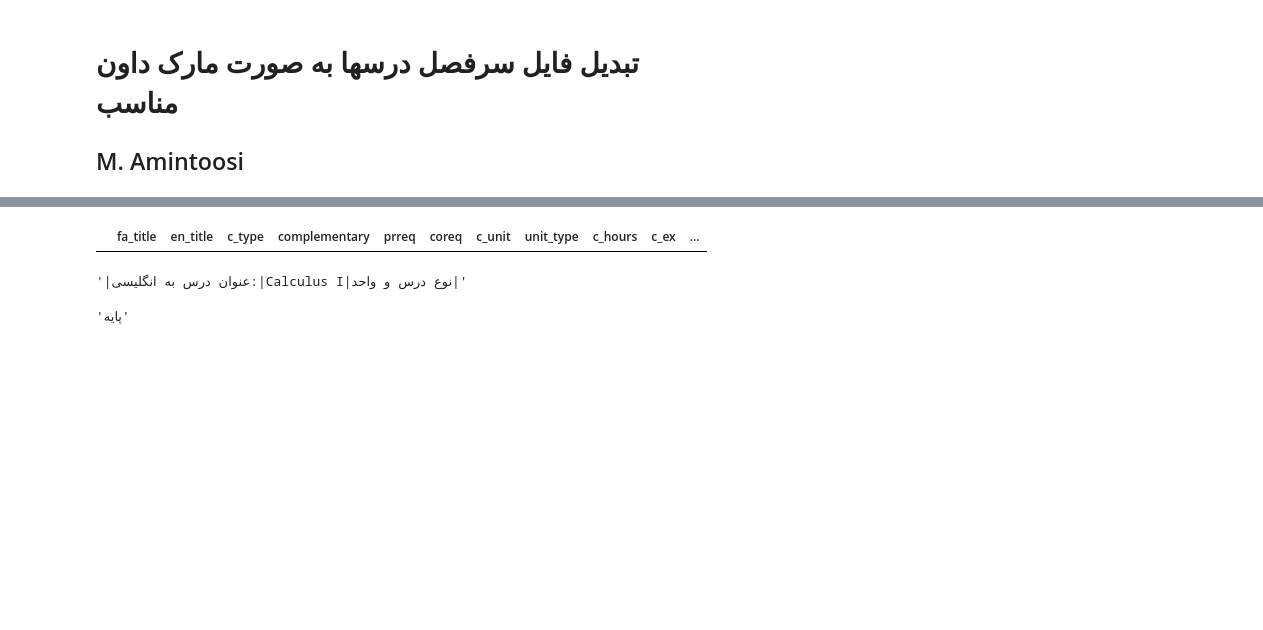
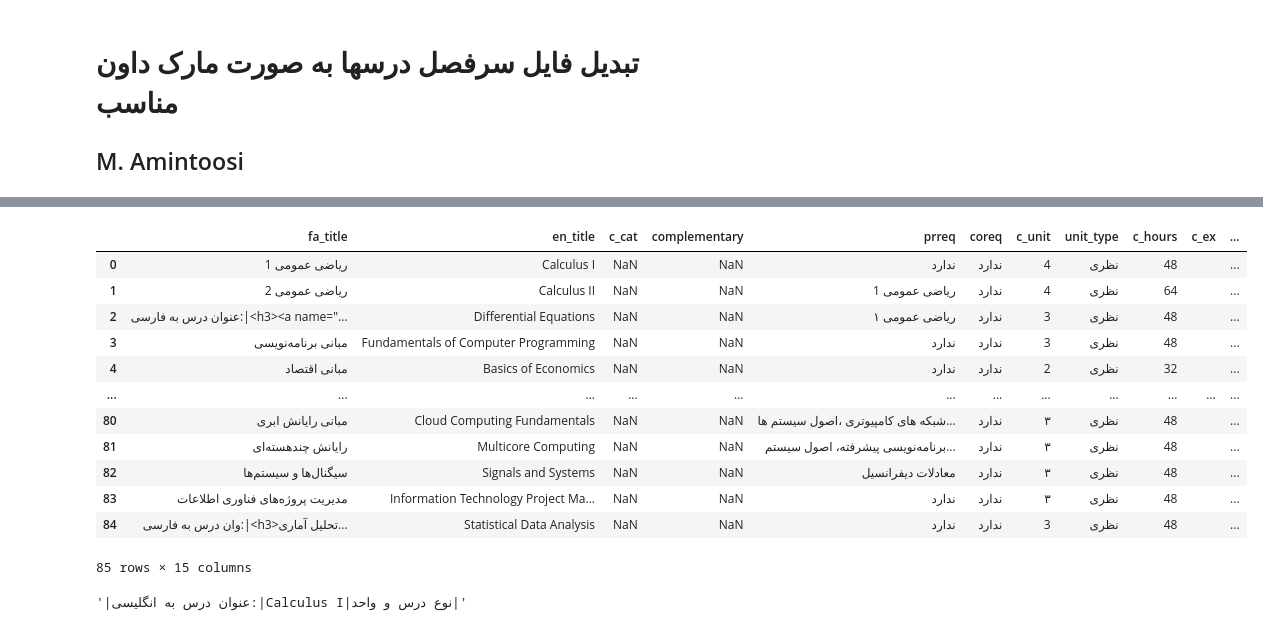
Before and after one commit to mamintoosi/mkdocs-base, a Jupyter notebook: docs/md2md.ipynb, the cells around one changed output, grey strips where cells are left out. Drawn from its saved outputs; the diff is of its cells as text; code cells hidden in the pictures; blank space fills up the shorter version.

```diff
--- a/docs/md2md.ipynb
+++ b/docs/md2md.ipynb
@@ -24,14 +24,14 @@ def extract_elements(input_str):
     # نوع درس
     start_idx = end_idx
     end_idx = input_str.find('|',start_idx+1)
-    c_type = input_str[start_idx+1:end_idx]
-    c_type = re.sub('\*', '', c_type)
-    if 'n' in c_type  or '¢' in c_type:
-        c_type = c_type.replace('n','').strip()
-        c_type = c_type.replace('¢','').strip()
+    c_cat = input_str[start_idx+1:end_idx]
+    c_cat = re.sub('\*', '', c_cat)
+    if 'n' in c_cat  or '¢' in c_cat:
+        c_cat = c_cat.replace('n','').strip()
+        c_cat = c_cat.replace('¢','').strip()
     else:
-        c_type = ''
-    # print(c_type)
+        c_cat = ''
+    # print(c_cat)
 
     # نوع واحد
     start_idx = end_idx
@@ -44,17 +44,17 @@ def extract_elements(input_str):
     else:
         unit_type = ''
     # print(unit_type)
-    return prreq, c_type, unit_type
+    return prreq, c_cat, unit_type
 # %%
 # Load the file into file_content
 file_content = [line for line in open('Computer_Science_15_md.md')]
-col_names = ['fa_title','en_title','c_type','complementary','prreq','coreq',\
+col_names = ['fa_title','en_title','c_cat','complementary','prreq','coreq',\
                            'c_unit','unit_type','c_hours','c_ex','c_goal1','c_goal2','sar_fasl','c_refs']
 df = pd.DataFrame(columns=col_names)
 
 fa_col_names = ['عنوان درس (فارسی):', 'عنوان درس (انگلیسی):', 'نوع درس:', 'آموزش تکمیلی:','پیش‌نیاز:','هم‌نیاز',\
                  'تعداد واحد:', 'نوع واحد:', 'تعداد ساعت:','حل تمرین:', 'هدف کلی:', 'اهداف ویژه:',\
-                      'سر فصل یا رئوس مطالب:','فهرست منابع پیشنهادی:']
+                      'سر فصل یا رئوس مطالب','فهرست منابع پیشنهادی']
 # df.set_index('fa_title',inplace = True)
 line_no = 0
 while line_no < len(file_content):
@@ -90,21 +90,24 @@ while line_no < len(file_content):
         # پیش نیاز
         line_no += 1
         line = file_content[line_no]
-        prreq, c_type, unit_type = extract_elements(line)
-        print(prreq, c_type, unit_type)
+        prreq, c_cat, unit_type = extract_elements(line)
+        print(prreq, c_cat, unit_type)
 
         line_no += 1
         line = file_content[line_no]
-        coreq, c_type_, unit_type_ = extract_elements(line)
-        c_type_, unit_type_ = c_type+c_type_,  unit_type+unit_type_
-        print(coreq, c_type, unit_type)
+        coreq, c_cat_, unit_type_ = extract_elements(line)
+        # if c_cat_ != '':
+        #     print('\n', c_cat_, '\n')
+        c_cat, unit_type = c_cat+c_cat_,  unit_type+unit_type_
+        print(coreq, c_cat, unit_type)
 
         line_no += 1
         line = file_content[line_no]
-        c_unit, c_ex, unit_type_ = extract_elements(line)
-        if unit_type == '':
-            unit_type = unit_type_
-        print(c_unit, c_ex, unit_type)
+        c_unit, c_ex, c_cat_ = extract_elements(line)
+        # if unit_type == '':
+        #     unit_type = unit_type_
+        c_cat = c_cat+c_cat_
+        print(c_unit, c_ex, c_cat)
 
         line_no += 1
         line = file_content[line_no]
@@ -126,8 +129,9 @@ while line_no < len(file_content):
         sar_fasl =[]
         line_no += 1
         line = file_content[line_no]
-        while line_no<len(file_content) and line.find(fa_col_names[-2]) == -1: #refs
-            sar_fasl.append(line)
+        while line_no<len(file_content) and line.find(fa_col_names[-1]) == -1: #refs
+            if line.strip() != '':
+                sar_fasl.append(line)
             line_no += 1
             if line_no>= len(file_content):
                 break
@@ -140,7 +144,8 @@ while line_no < len(file_content):
         line_no += 1
         line = file_content[line_no]
         while line_no<len(file_content) and line.find("عنوان درس به فارسی:") == -1:
-            refs.append(line)
+            if line.strip() != '':
+                refs.append(line)
             line_no += 1
             if line_no>= len(file_content):
                 break
@@ -149,9 +154,10 @@ while line_no < len(file_content):
 
         if line.find("عنوان درس به فارسی:") != -1:
             line_no -= 1
-        this_course ={'fa_title':fa_title, 'en_title':en_title, 'refs':refs}
-        # this_course.update({'fa_title':fa_title, 'en_title':en_title, 'refs':refs})
-        # df = df.append(this_course,ignore_index=True)
+        this_course ={'fa_title':fa_title, 'en_title':en_title,'c_cat':c_cat,'prreq':prreq,'coreq':coreq,\
+                           'c_unit':c_unit,'unit_type':unit_type,'c_hours':c_hours,'c_ex':c_ex,\
+                            'sar_fasl':sar_fasl,'c_refs':refs}
+        df = df.append(this_course,ignore_index=True)
     line_no += 1
     # print('')
 
@@ -176,2 +182,14 @@ Calculus II
 48
-|  | fa_title | en_title | c_type | complementary | prreq | coreq | c_unit | unit_type | c_hours | c_ex | ... |
+|  | fa_title | en_title | c_cat | complementary | prreq | coreq | c_unit | unit_type | c_hours | c_ex | ... |
+| 0 | ریاضی عمومی 1 | Calculus I | NaN | NaN | ندارد | ندارد | 4 | نظری | 48 |  | ... |
+| 1 | ریاضی عمومی 2 | Calculus II | NaN | NaN | ریاضی عمومی 1 | ندارد | 4 | نظری | 64 |  | ... |
+| 2 | عنوان درس به فارسی:|<h3><a name="... | Differential Equations | NaN | NaN | ریاضی عمومی ۱ | ندارد | 3 | نظری | 48 |  | ... |
+| 3 | مبانی برنامه‌نویسی | Fundamentals of Computer Programming | NaN | NaN | ندارد | ندارد | 3 | نظری | 48 |  | ... |
+| 4 | مبانی اقتصاد | Basics of Economics | NaN | NaN | ندارد | ندارد | 2 | نظری | 32 |  | ... |
+| ... | ... | ... | ... | ... | ... | ... | ... | ... | ... | ... | ... |
+| 80 | مبانی رایانش ابری | Cloud Computing Fundamentals | NaN | NaN | شبکه های کامپيوتری ،اصول سيستم ها... | ندارد | ۳ | نظری | 48 |  | ... |
+| 81 | رایانش چند‌هسته‌ای | Multicore Computing | NaN | NaN | برنامه‌نویسی پیشرفته، اصول سیستم‌... | ندارد | ۳ | نظری | 48 |  | ... |
+| 82 | سیگنال‌ها و سیستم‌ها | Signals and Systems | NaN | NaN | معادلات دیفرانسيل | ندارد | ۳ | نظری | 48 |  | ... |
+| 83 | مدیریت پروژه‌های فناوری اطلاعات | Information Technology Project Ma... | NaN | NaN | ندارد | ندارد | ۳ | نظری | 48 |  | ... |
+| 84 | وان درس به فارسی:|<h3>تحلیل آماری... | Statistical Data Analysis | NaN | NaN | ندارد | ندارد | 3 | نظری | 48 |  | ... |
+85 rows × 15 columns
@@ -182,7 +202,3 @@ result = result.replace('|I','')
 result
 # %% [output]
 '|عنوان درس به انگلیسی:|Calculus I|نوع درس و واحد|'
-# %%
-c_type.strip('n').strip()
-# %% [output]
-'پایه'
```
Also changed, not shown: parts of 2 cells of this notebook, 4 other files.
